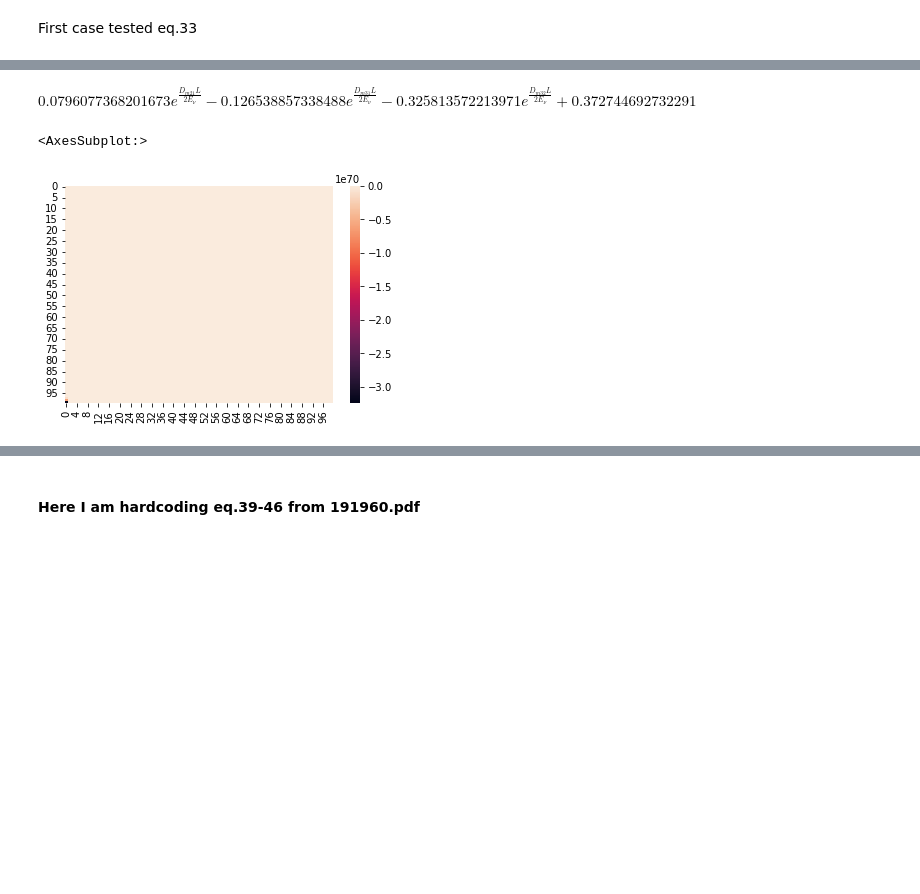
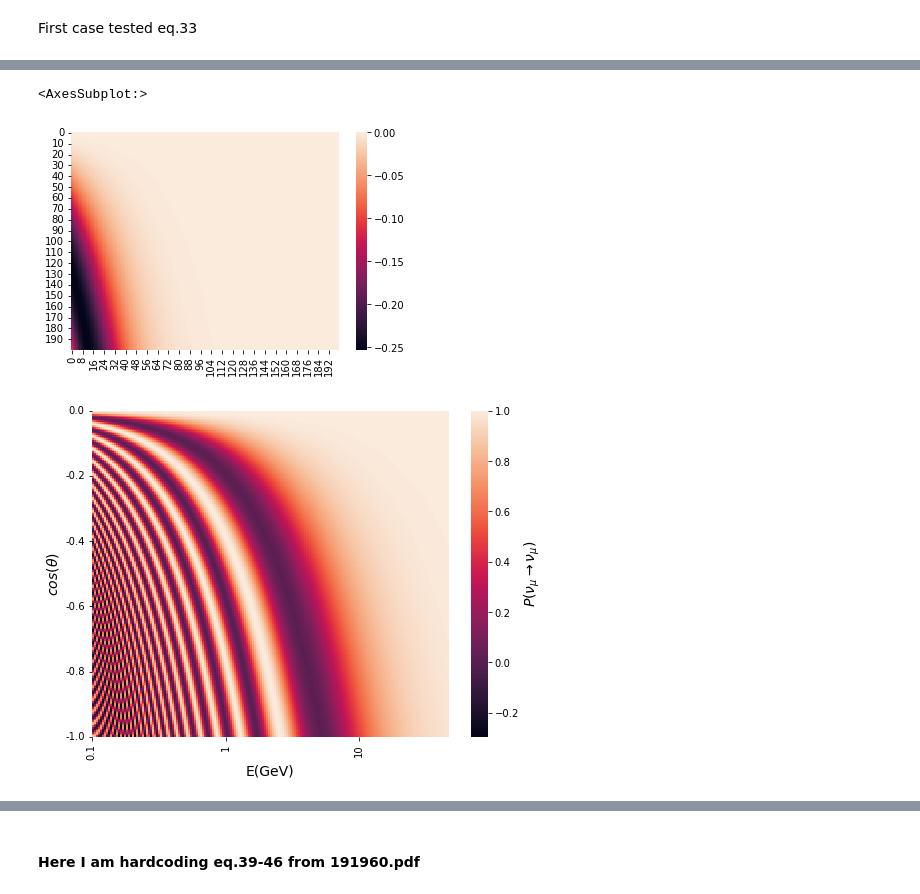
Before and after one commit to plm9/Neutrino_probabilities, a Jupyter notebook: alt_probs.ipynb, the cells around one changed output, grey strips where cells are left out. Saved outputs shown, nothing was run; the diff lists cells and outputs as text; code cells hidden in the pictures; blank space fills up the shorter version.

```diff
--- a/alt_probs.ipynb
+++ b/alt_probs.ipynb
@@ -139,6 +161,2 @@ expression=Prob_a_to_b_alt(e,mu).subs([(s_12,sin(theta(1,2))),(c_12,cos(theta(1,
-# %%
-expression
-# %% [output]
-$\displaystyle 0.0796077368201673 e^{\frac{D_{m 21} L}{2 E_{\nu}}} - 0.126538857338488 e^{\frac{D_{m 31} L}{2 E_{\nu}}} - 0.325813572213971 e^{\frac{D_{m 32} L}{2 E_{\nu}}} + 0.372744692732291$
 # %%
 expression=expression.subs([(D_m_21,D_mass(2,1)),(D_m_32,D_mass(3,2)),(D_m_31,D_mass(3,1))])
@@ -155,6 +177,31 @@ for i,l in enumerate(dist):
     del eq_with_L
 # %%
-sns.heatmap(Total_prob)
+sns.heatmap(Total_prob-prob_nu_nmu)
 # %% [output]
 <AxesSubplot:>
-[figure, old version]
+[figure, new version]
+# %%
+plt.figure(figsize=(8,6))
+sns.heatmap(Total_prob,cbar=False)
+sns.heatmap(Total_prob).figure.axes[-1].set_ylabel(r"$P(\nu_{\mu}\rightarrow\nu_{\mu})$",size=14)
+ymin,ymax=plt.gca().get_ylim()
+xmin,xmax=plt.gca().get_xlim()
+
+custom_ticks_y=np.linspace(ymin,ymax,6,dtype=int)
+custom_ticklabels_y=np.round(np.linspace(-1,0,6,dtype=float),2)
+custom_ticks_x=np.linspace(xmin,xmax,4)
+custom_ticklabels_x=[0.1,1,10,100]
+
+plt.gca().set_xticks(custom_ticks_x)
+plt.gca().set_xticklabels(custom_ticklabels_x)
+plt.gca().set_yticks(custom_ticks_y)
+plt.gca().set_yticklabels(custom_ticklabels_y)
+plt.xlabel("E(GeV)",fontsize=14)
+plt.ylabel(r"$cos(\theta)$",fontsize=14)
+
+plt.xlim(right=int(n*0.89))
+#plt.title(r"$P(\nu_{\mu}\rightarrow\nu_{\mu})$",fontsize=14)
+#plt.savefig("heatmaps/heatmaps_from_paper/HM_prob_mu_mu.pdf")
+plt.show()
+# %% [output]
+[figure, added]
```
Also changed, not shown: parts of 11 cells of this notebook, 2 other files.
